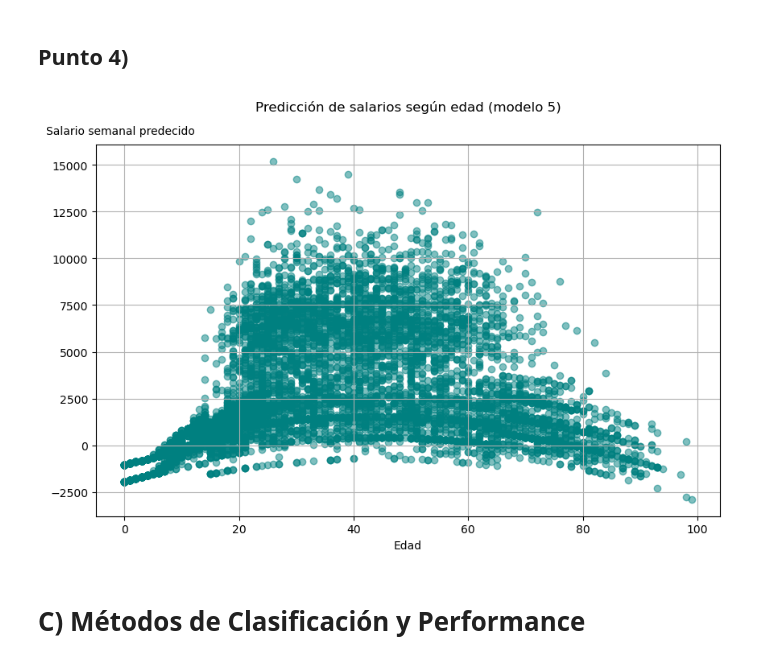
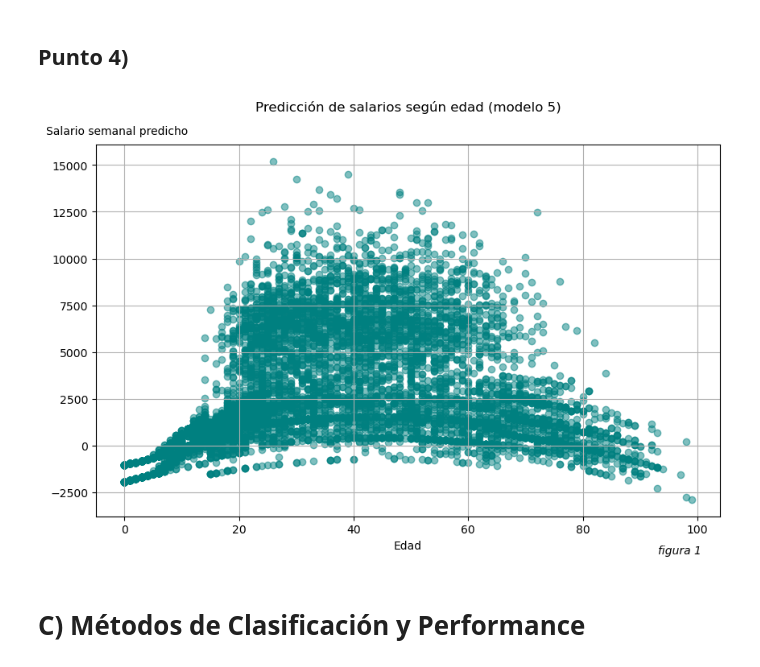
Before and after one commit to PabloPopov/BigDataUBA-Grupo5, a Jupyter notebook: TPs/TP 4/Big_Data_TP4_Grupo5.ipynb, the cells around one changed output. Cells and saved outputs as stored; diff of their text form; code cells hidden in the pictures.

Commit message:
modifico punto a y sumo al primer grafico

```diff
--- a/TPs/TP 4/Big_Data_TP4_Grupo5.ipynb
+++ b/TPs/TP 4/Big_Data_TP4_Grupo5.ipynb
@@ -369,32 +486,33 @@ print(mae5_test)
 # %%
 # Gráfico
 
 import matplotlib.pyplot as plt
 
 # Crear figura y ejes
 fig, ax = plt.subplots(figsize=(10, 6))
 
 # Gráfico de dispersión
 ax.scatter(Test['CH06'], Y5_test_pred, alpha=0.5, color='teal')
 
 # Etiquetas de los ejes
 ax.set_xlabel('Edad')
 ax.set_title('Predicción de salarios según edad (modelo 5)', pad=30)
 ax.grid(True)
 
 # Etiqueta del eje Y colocada arriba y horizontal
-ax.set_ylabel('Salario semanal predecido',
+ax.set_ylabel('Salario semanal predicho',
               rotation=0,
               labelpad=60,
               horizontalalignment='left',
               verticalalignment='bottom')
 
 # Coordenadas para moverla arriba del gráfico
 ax.yaxis.set_label_coords(-0.08, 1.02)
-plt.savefig("Figuras punto 4).png", bbox_inches='tight', dpi=300)   #GUARDO EL PNG
+ax.text(0.9, -0.1, "figura 1", transform=plt.gca().transAxes, fontstyle="italic")
+plt.savefig("Figuras punto 4.png", bbox_inches='tight', dpi=300)   #GUARDO EL PNG
 plt.show()
 # %% [output]
-[figure, old version]
+[figure, new version]
 # %% [markdown]
 # C) Métodos de Clasificación y Performance
 # %% [markdown]
```
Also changed, not shown: parts of 28 cells of this notebook.
